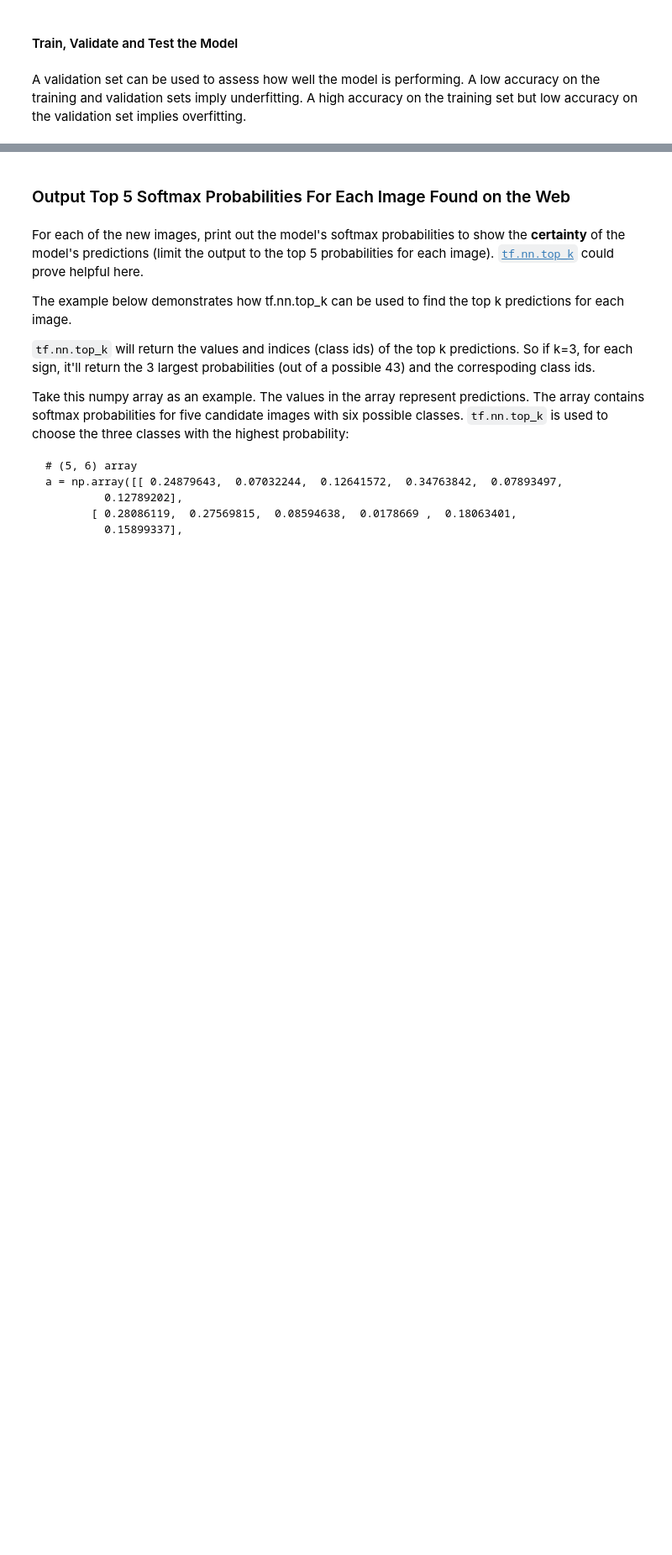
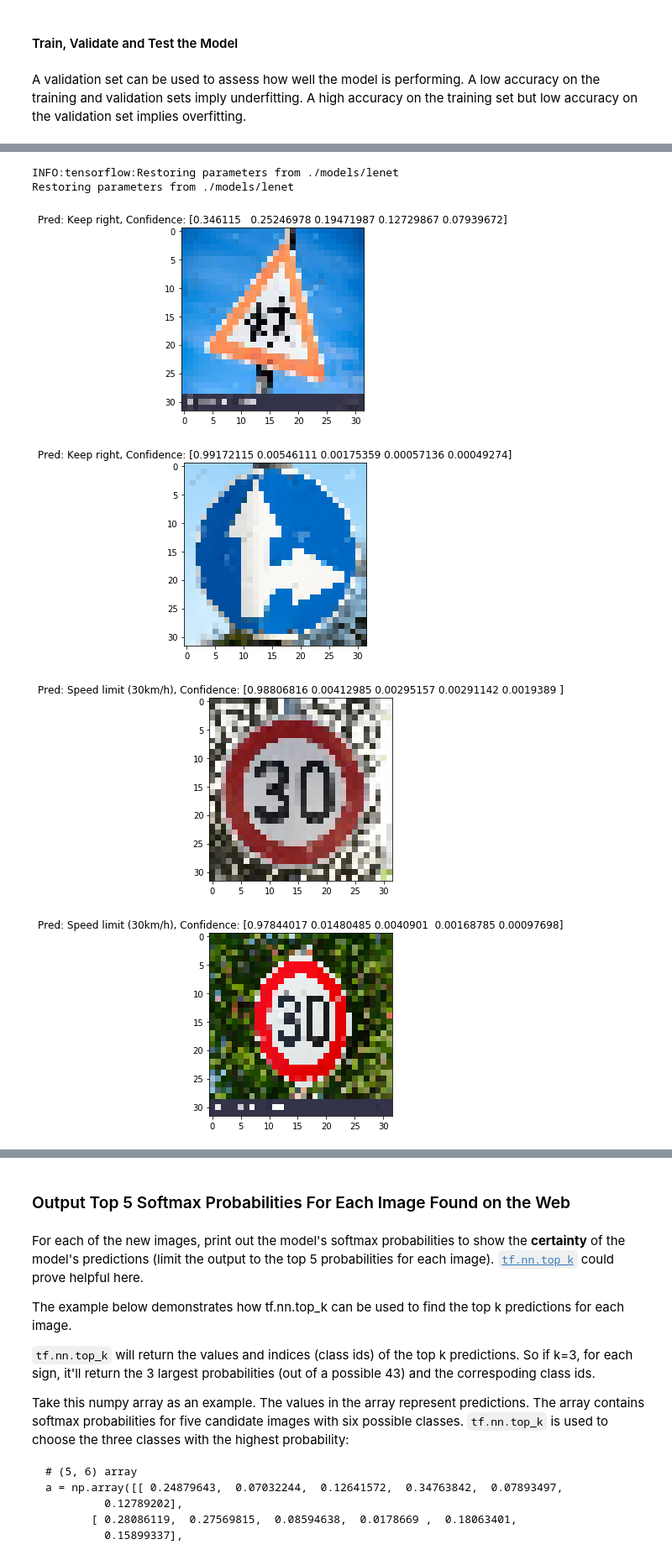
Before and after one commit to mikeliao97/CarND-Traffic-Sign-Classifier-Project, a Jupyter notebook: Traffic_Sign_Classifier-Lenet.ipynb, the cells around one changed output, grey strips where cells are left out. Shown at 84% size. Cells and saved outputs as stored; diff of their text form; code cells hidden in the pictures; blank space fills up the shorter version.

```diff
--- a/Traffic_Sign_Classifier-Lenet.ipynb
+++ b/Traffic_Sign_Classifier-Lenet.ipynb
@@ -216,7 +215,8 @@ def preprocess_batch(img_batch):
     """
     Applies transformation to an image and returns the img
     """
-    return img_batch
+
+    return normalize(img_batch)
 # %%
 idx_rand_Xtrain = np.random.choice(len(X_train), size=100, replace=False)
 with tf.Session() as sess:
@@ -458,0 +411,30 @@ Test Accuracy = 0.941
+# %%
+np.set_printoptions(suppress=True)
+def softmax(x):
+    """Compute softmax values for each sets of scores in x."""
+    e_x = np.exp(x - np.max(x))
+    return e_x / e_x.sum()
+# %%
+TEST_IMAGES_LINK = glob.glob("test_images_web/*")
+with tf.Session() as sess:
+    sess.run(tf.global_variables_initializer())
+    saver.restore(sess, tf.train.latest_checkpoint('./models'))
+
+    for link in TEST_IMAGES_LINK:
+        img = cv2.cvtColor(cv2.imread(link), cv2.COLOR_BGR2RGB)
+        img_resized = cv2.resize(img, (32, 32))
+        img_processed = preprocess_batch(img_resized)
+        pred, logits_output = sess.run([predictions, logits], feed_dict={x: np.expand_dims(img_processed, axis=0), training:False})
+        topK = sess.run(tf.nn.top_k(tf.constant(logits_output), k=5))
+        softmaxed = softmax(topK[0])
+        label_pred = int_to_class[pred[0]]
+        plt.title("Pred: {}, Confidence: {}".format(label_pred, softmaxed[0]))
+        plt.imshow(img_resized)
+        plt.show()
+# %% [output]
+INFO:tensorflow:Restoring parameters from ./models/lenet
+Restoring parameters from ./models/lenet
+[figure, added]
+[figure, added]
+[figure, added]
+[figure, added]
```
Also changed, not shown: parts of 17 cells of this notebook, 2 other files.
